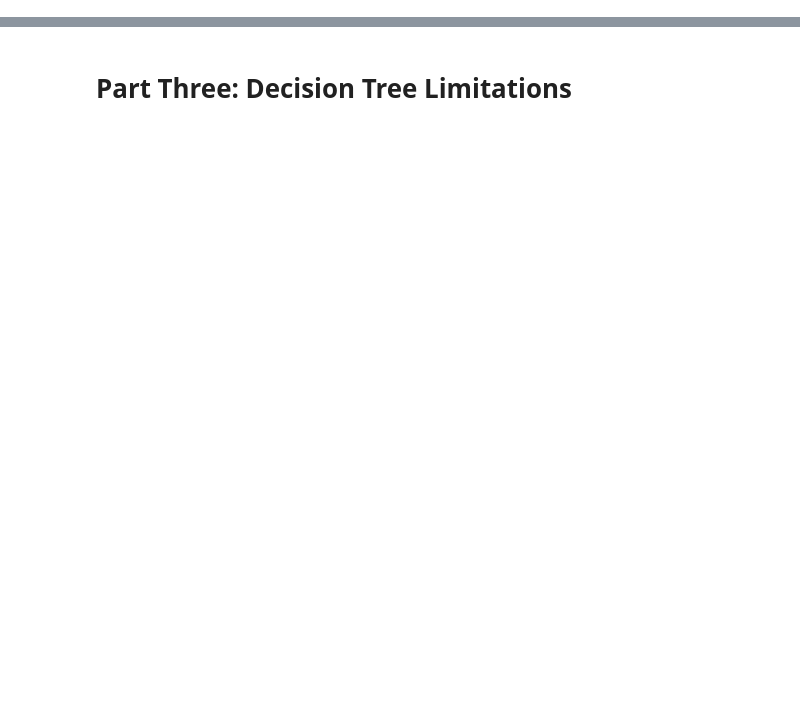
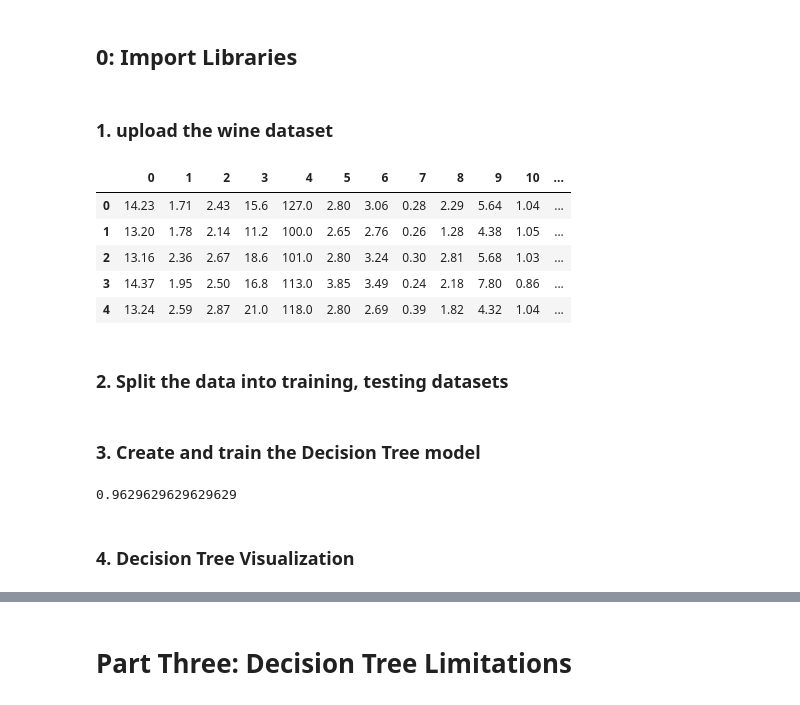
Before and after one commit to xslittlemaggie/Deep-Learning-Machine-Learning-Projects, a Jupyter notebook: Wine_DecisionTree_RandomForest.ipynb, the cells around one changed output, grey strips where cells are left out. Drawn from its saved outputs; the diff is of its cells as text; code cells hidden in the pictures; blank space fills up the shorter version.

```diff
--- a/Wine_DecisionTree_RandomForest.ipynb
+++ b/Wine_DecisionTree_RandomForest.ipynb
@@ -221,0 +20,2 @@ plt.show()
+# %% [markdown]
+## 0: Import Libraries
@@ -221,0 +30,2 @@ plt.show()
+# %% [markdown]
+### 1. upload the wine dataset
@@ -221,0 +39,12 @@ plt.show()
+# %%
+wine_df = pd.concat([pd.DataFrame(X), pd.DataFrame(y)], axis = 1)
+wine_df.head()
+# %% [output]
+|  | 0 | 1 | 2 | 3 | 4 | 5 | 6 | 7 | 8 | 9 | 10 | ... |
+| 0 | 14.23 | 1.71 | 2.43 | 15.6 | 127.0 | 2.80 | 3.06 | 0.28 | 2.29 | 5.64 | 1.04 | ... |
+| 1 | 13.20 | 1.78 | 2.14 | 11.2 | 100.0 | 2.65 | 2.76 | 0.26 | 1.28 | 4.38 | 1.05 | ... |
+| 2 | 13.16 | 2.36 | 2.67 | 18.6 | 101.0 | 2.80 | 3.24 | 0.30 | 2.81 | 5.68 | 1.03 | ... |
+| 3 | 14.37 | 1.95 | 2.50 | 16.8 | 113.0 | 3.85 | 3.49 | 0.24 | 2.18 | 7.80 | 0.86 | ... |
+| 4 | 13.24 | 2.59 | 2.87 | 21.0 | 118.0 | 2.80 | 2.69 | 0.39 | 1.82 | 4.32 | 1.04 | ... |
+# %% [markdown]
+### 2. Split the data into training, testing datasets
@@ -221,0 +53,12 @@ plt.show()
+# %% [markdown]
+### 3. Create and train the Decision Tree model
+# %%
+# create the model
+clf = DecisionTreeClassifier(criterion = "entropy", random_state = 0)
+clf.fit(x_train, y_train)
+score = clf.score(x_test, y_test)
+score
+# %% [output]
+0.9629629629629629
+# %% [markdown]
+### 4. Decision Tree Visualization
```
Also changed, not shown: parts of 66 cells of this notebook.
